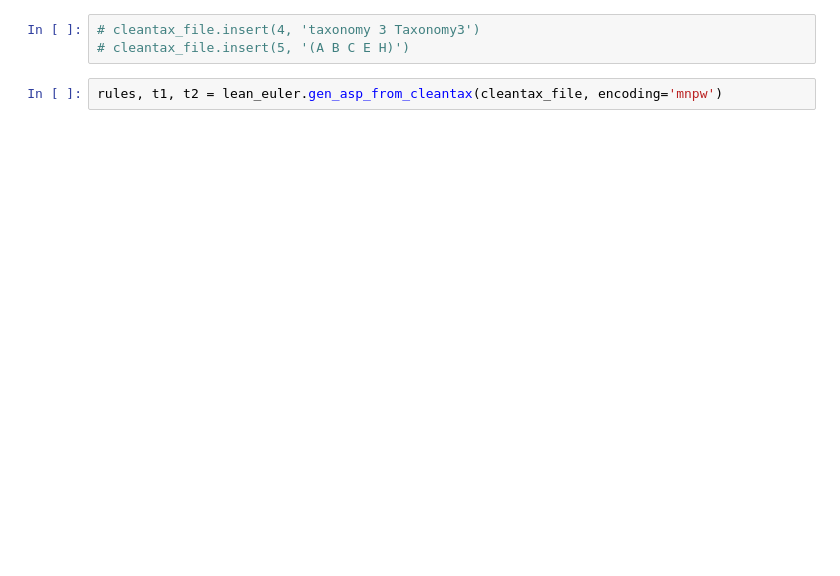
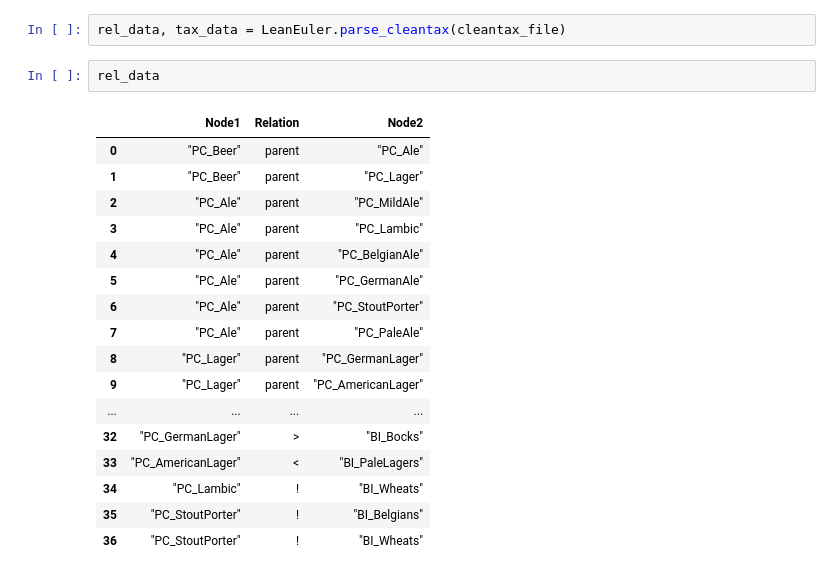
Before and after one commit to idaks/LeanEuler, a Jupyter notebook: lean_euler.ipynb, the cells around one changed output. Drawn from its saved outputs; the diff is of its cells as text; blank space fills up the shorter version.

```diff
--- a/lean_euler.ipynb
+++ b/lean_euler.ipynb
@@ -22,5 +32,22 @@ cleantax_file
-# %%
-# cleantax_file.insert(4, 'taxonomy 3 Taxonomy3')
-# cleantax_file.insert(5, '(A B C E H)')
-# %%
-rules, t1, t2 = lean_euler.gen_asp_from_cleantax(cleantax_file, encoding='mnpw')
+# %%
+rel_data, tax_data = LeanEuler.parse_cleantax(cleantax_file)
+# %%
+rel_data
+# %% [output]
+|  | Node1 | Relation | Node2 |
+| 0 | "PC_Beer" | parent | "PC_Ale" |
+| 1 | "PC_Beer" | parent | "PC_Lager" |
+| 2 | "PC_Ale" | parent | "PC_MildAle" |
+| 3 | "PC_Ale" | parent | "PC_Lambic" |
+| 4 | "PC_Ale" | parent | "PC_BelgianAle" |
+| 5 | "PC_Ale" | parent | "PC_GermanAle" |
+| 6 | "PC_Ale" | parent | "PC_StoutPorter" |
+| 7 | "PC_Ale" | parent | "PC_PaleAle" |
+| 8 | "PC_Lager" | parent | "PC_GermanLager" |
+| 9 | "PC_Lager" | parent | "PC_AmericanLager" |
+| ... | ... | ... | ... |
+| 32 | "PC_GermanLager" | > | "BI_Bocks" |
+| 33 | "PC_AmericanLager" | < | "BI_PaleLagers" |
+| 34 | "PC_Lambic" | ! | "BI_Wheats" |
+| 35 | "PC_StoutPorter" | ! | "BI_Belgians" |
+| 36 | "PC_StoutPorter" | ! | "BI_Wheats" |
```
Also changed, not shown: parts of 21 cells of this notebook, 2 other files.
